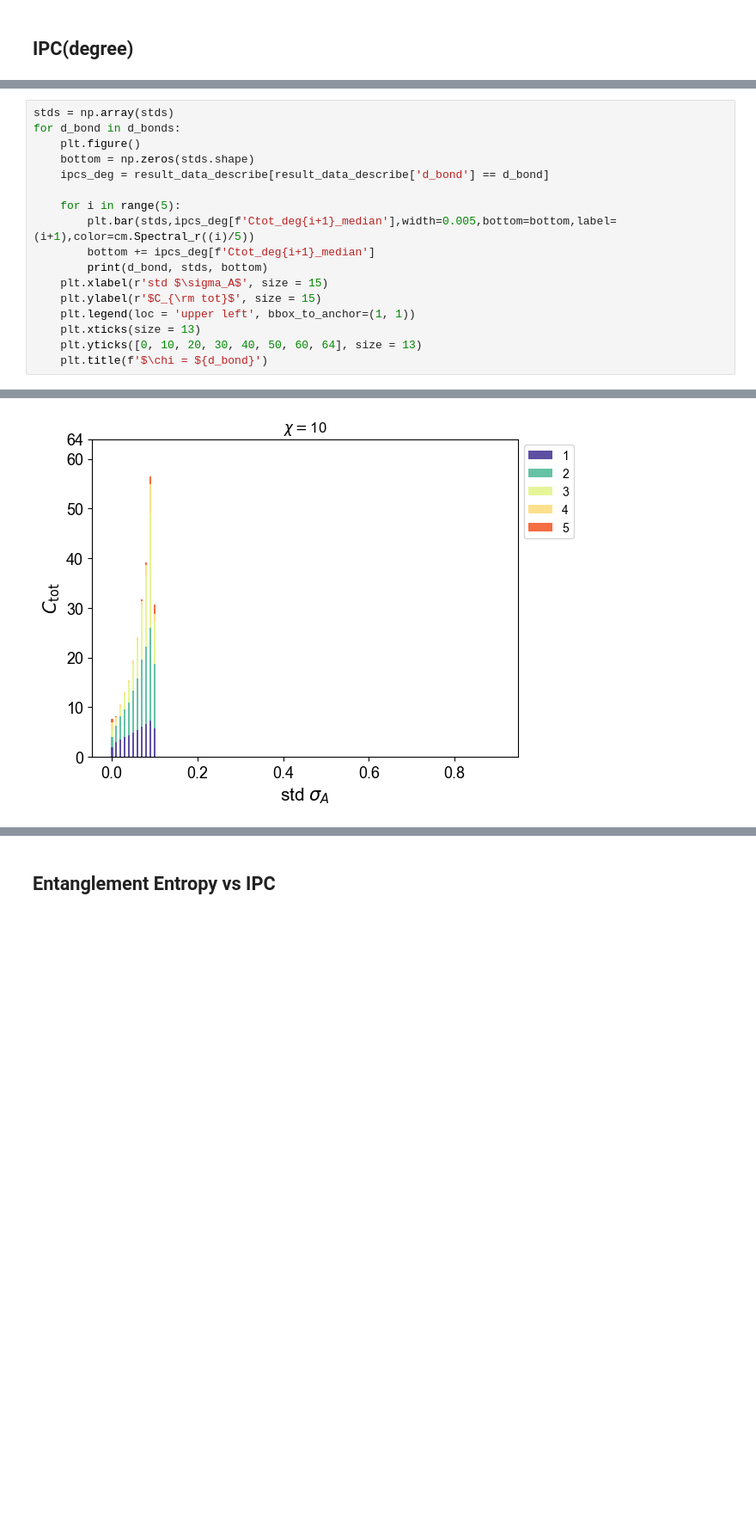
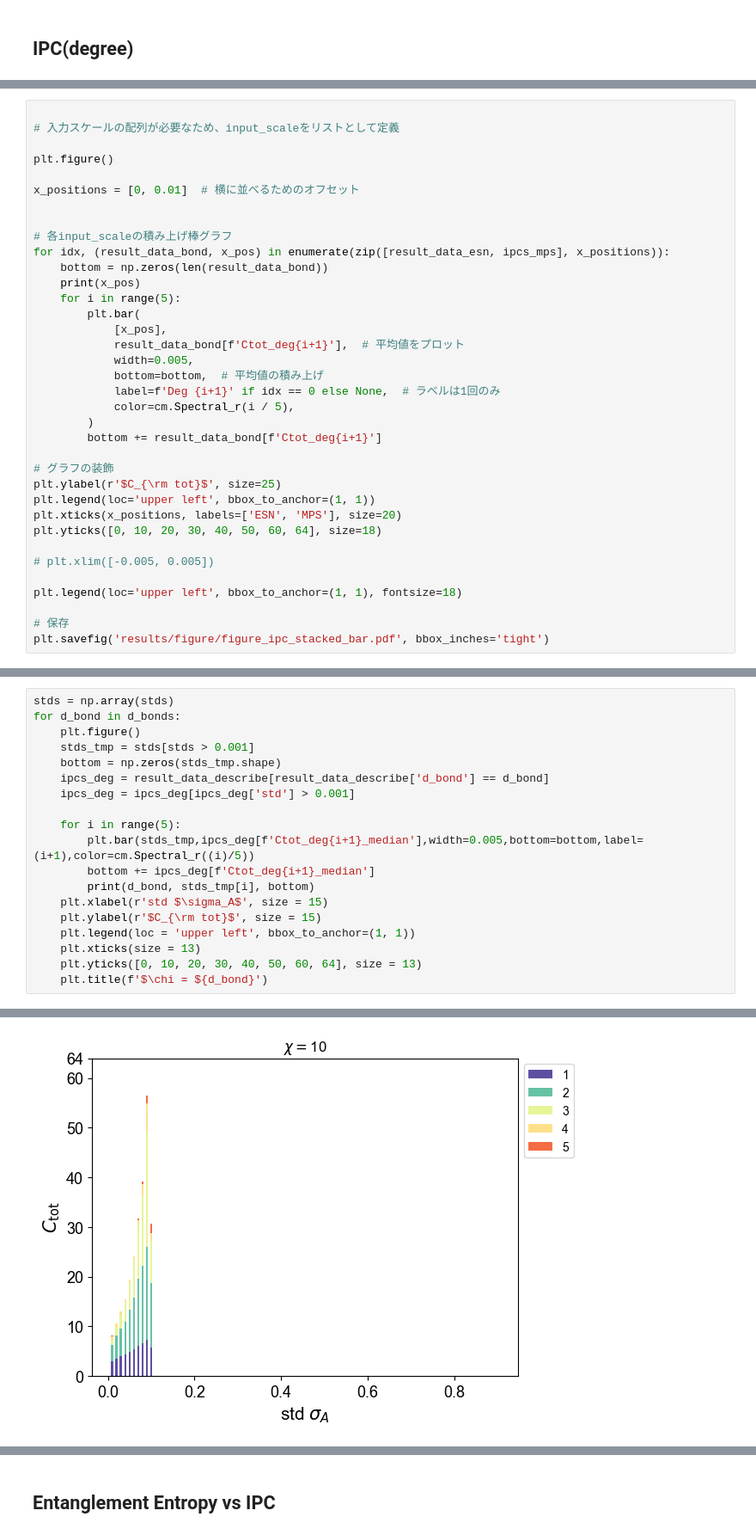
Before and after one commit to grobner/RTNL, a Jupyter notebook: ipc_calculate/analyze_ipc.ipynb, the cells around one changed output, grey strips where cells are left out. Shown at 86% size. Drawn from its saved outputs; the diff is of its cells as text; blank space fills up the shorter version.

```diff
--- a/ipc_calculate/analyze_ipc.ipynb
+++ b/ipc_calculate/analyze_ipc.ipynb
@@ -182,0 +210,36 @@ Name: Ctot_deg1, dtype: float64
+# %%
+
+# 入力スケールの配列が必要なため、input_scaleをリストとして定義
+
+plt.figure()
+
+x_positions = [0, 0.01]  # 横に並べるためのオフセット
+
+
+# 各input_scaleの積み上げ棒グラフ
+for idx, (result_data_bond, x_pos) in enumerate(zip([result_data_esn, ipcs_mps], x_positions)):
+    bottom = np.zeros(len(result_data_bond))
+    print(x_pos)
+    for i in range(5):
+        plt.bar(
+            [x_pos],
+            result_data_bond[f'Ctot_deg{i+1}'],  # 平均値をプロット
+            width=0.005,
+            bottom=bottom,  # 平均値の積み上げ
+            label=f'Deg {i+1}' if idx == 0 else None,  # ラベルは1回のみ
+            color=cm.Spectral_r(i / 5),
+        )
+        bottom += result_data_bond[f'Ctot_deg{i+1}']
+
+# グラフの装飾
+plt.ylabel(r'$C_{\rm tot}$', size=25)
+plt.legend(loc='upper left', bbox_to_anchor=(1, 1))
+plt.xticks(x_positions, labels=['ESN', 'MPS'], size=20)
+plt.yticks([0, 10, 20, 30, 40, 50, 60, 64], size=18)
+
+# plt.xlim([-0.005, 0.005])
+
+plt.legend(loc='upper left', bbox_to_anchor=(1, 1), fontsize=18)
+
+# 保存
+plt.savefig('results/figure/figure_ipc_stacked_bar.pdf', bbox_inches='tight')
@@ -184,13 +251,15 @@ Name: Ctot_deg1, dtype: float64
 stds = np.array(stds)
 for d_bond in d_bonds:
 	plt.figure()
-	bottom = np.zeros(stds.shape)
+	stds_tmp = stds[stds > 0.001]
+	bottom = np.zeros(stds_tmp.shape)
 	ipcs_deg = result_data_describe[result_data_describe['d_bond'] == d_bond]
+	ipcs_deg = ipcs_deg[ipcs_deg['std'] > 0.001]
 
 	for i in range(5):
-		plt.bar(stds,ipcs_deg[f'Ctot_deg{i+1}_median'],width=0.005,bottom=bottom,label=(i+1),color=cm.Spectral_r((i)/5))
+		plt.bar(stds_tmp,ipcs_deg[f'Ctot_deg{i+1}_median'],width=0.005,bottom=bottom,label=(i+1),color=cm.Spectral_r((i)/5))
 		bottom += ipcs_deg[f'Ctot_deg{i+1}_median']
-		print(d_bond, stds, bottom)
+		print(d_bond, stds_tmp[i], bottom)
 	plt.xlabel(r'std $\sigma_A$', size = 15)
 	plt.ylabel(r'$C_{\rm tot}$', size = 15)
 	plt.legend(loc = 'upper left', bbox_to_anchor=(1, 1))
@@ -214,5 +283,5 @@ for d_bond in d_bonds:
 187     0.000000
 188     0.000000
 189     0.000000
 Name: Ctot_deg1_median, dtype: float64
-[figure, old version]
+[figure, new version]
```
Also changed, not shown: parts of 6 cells of this notebook, 7 other files.
